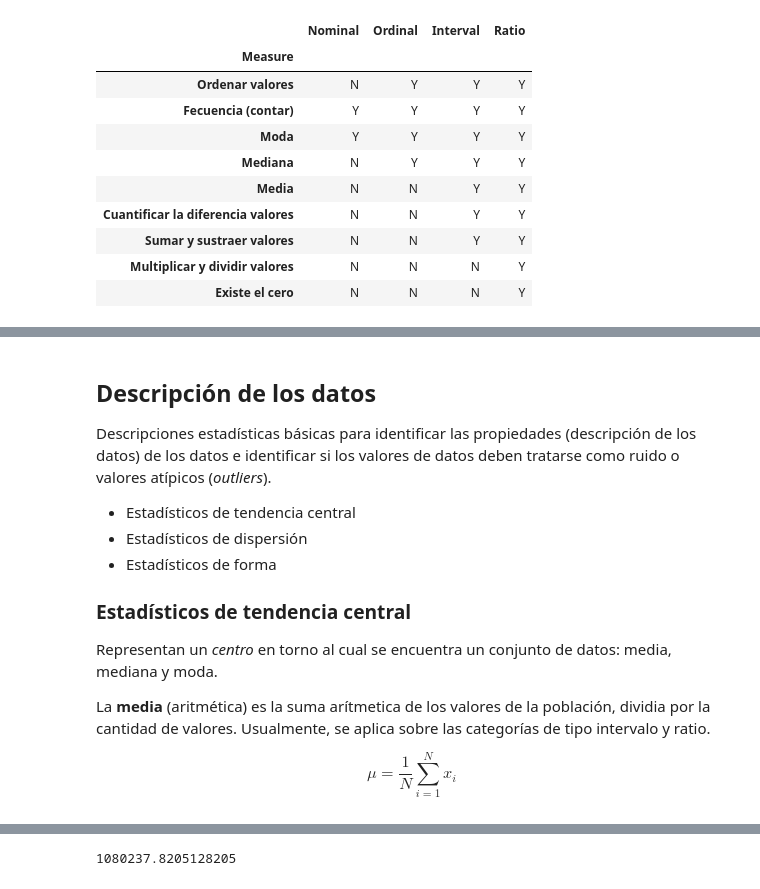
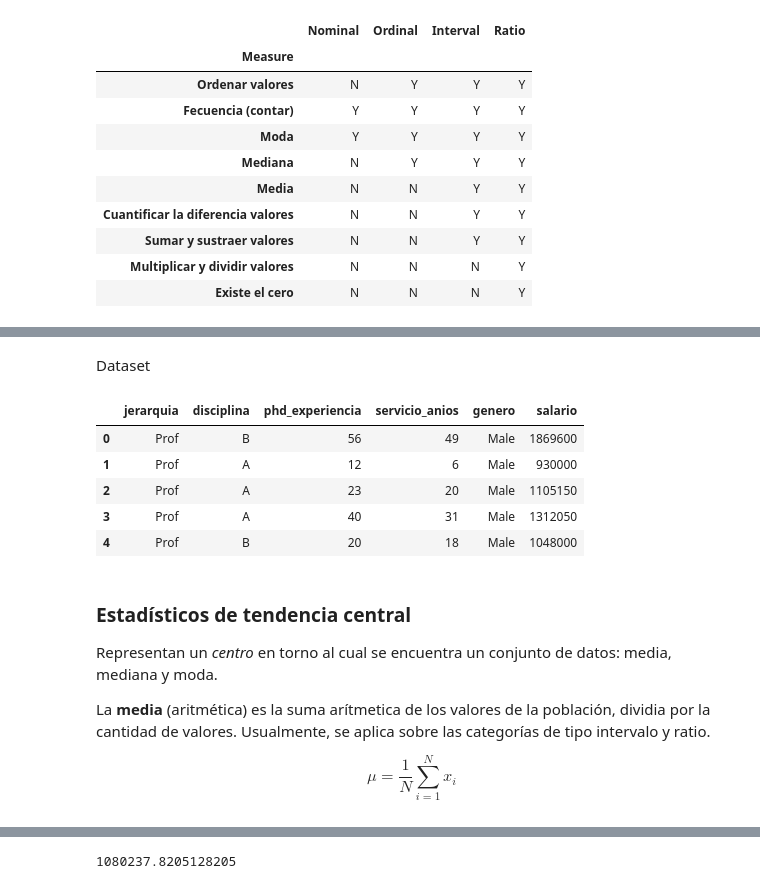
Before and after one commit to ahar0n/python-notebooks, a Jupyter notebook: 07 EDA con Python/0701 Introduccion y descripcion de datos.ipynb, the cells around one changed output, grey strips where cells are left out. Cells and saved outputs as stored; diff of their text form; code cells hidden in the pictures.

```diff
--- a/07 EDA con Python/0701 Introduccion y descripcion de datos.ipynb
+++ b/07 EDA con Python/0701 Introduccion y descripcion de datos.ipynb
@@ -51,14 +122,19 @@ pd.read_csv('./src/summary_data_types.csv', index_col='Measure')
+# %% [markdown]
+Dataset
+# %%
+academicos = pd.read_csv('data/salarios.csv')
+academicos.head(5)
+# %% [output]
+|  | jerarquia | disciplina | phd_experiencia | servicio_anios | genero | salario |
+| 0 | Prof | B | 56 | 49 | Male | 1869600 |
+| 1 | Prof | A | 12 | 6 | Male | 930000 |
+| 2 | Prof | A | 23 | 20 | Male | 1105150 |
+| 3 | Prof | A | 40 | 31 | Male | 1312050 |
+| 4 | Prof | B | 20 | 18 | Male | 1048000 |
 # %% [markdown]
-## Descripción de los datos
-
-Descripciones estadísticas básicas para identificar las propiedades (descripción de los datos) de los datos e identificar si los valores de datos deben tratarse como ruido o valores atípicos (_outliers_).
-
-- Estadísticos de tendencia central
-- Estadísticos de dispersión
-- Estadísticos de forma
-
 ### Estadísticos de tendencia central
 Representan un _centro_  en torno al cual se encuentra un conjunto de datos: media, mediana y moda.
+
 
 La __media__ (aritmética) es la suma arítmetica de los valores de la población, dividia por la cantidad de valores. Usualmente, se aplica sobre las categorías de tipo intervalo y ratio.
 
```
Also changed, not shown: parts of 43 cells of this notebook, 1 other file.
